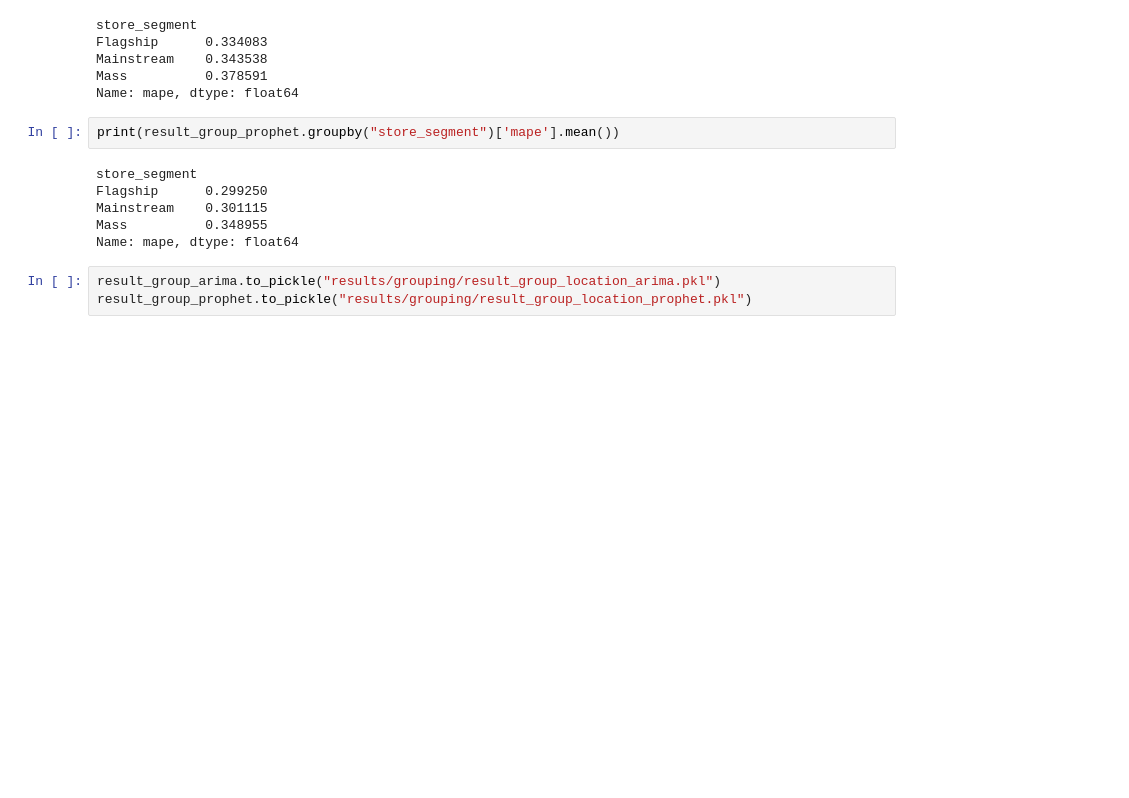
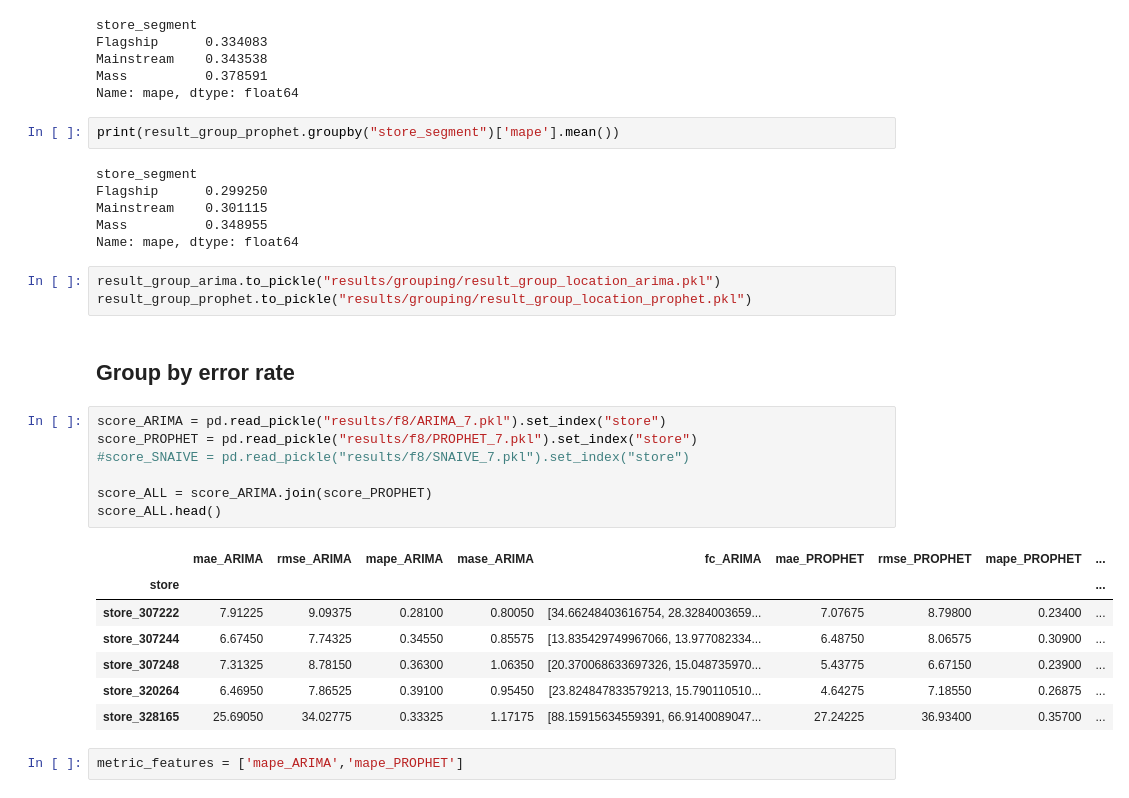
Before and after one commit to phucnh22/Sales_forecast, a Jupyter notebook: Forecast_8_Location.ipynb, the cells around one changed output. Cells and saved outputs as stored; diff of their text form; blank space fills up the shorter version.

```diff
--- a/Forecast_8_Location.ipynb
+++ b/Forecast_8_Location.ipynb
@@ -447,3 +445,22 @@ Name: mape, dtype: float64
 # %%
 result_group_arima.to_pickle("results/grouping/result_group_location_arima.pkl")
 result_group_prophet.to_pickle("results/grouping/result_group_location_prophet.pkl")
+# %% [markdown]
+## Group by error rate
+# %%
+score_ARIMA = pd.read_pickle("results/f8/ARIMA_7.pkl").set_index("store")
+score_PROPHET = pd.read_pickle("results/f8/PROPHET_7.pkl").set_index("store")
+#score_SNAIVE = pd.read_pickle("results/f8/SNAIVE_7.pkl").set_index("store")
+
+score_ALL = score_ARIMA.join(score_PROPHET)
+score_ALL.head()
+# %% [output]
+|  | mae_ARIMA | rmse_ARIMA | mape_ARIMA | mase_ARIMA | fc_ARIMA | mae_PROPHET | rmse_PROPHET | mape_PROPHET | ... |
+| store |  |  |  |  |  |  |  |  | ... |
+| store_307222 | 7.91225 | 9.09375 | 0.28100 | 0.80050 | [34.66248403616754, 28.3284003659... | 7.07675 | 8.79800 | 0.23400 | ... |
+| store_307244 | 6.67450 | 7.74325 | 0.34550 | 0.85575 | [13.835429749967066, 13.977082334... | 6.48750 | 8.06575 | 0.30900 | ... |
+| store_307248 | 7.31325 | 8.78150 | 0.36300 | 1.06350 | [20.370068633697326, 15.048735970... | 5.43775 | 6.67150 | 0.23900 | ... |
+| store_320264 | 6.46950 | 7.86525 | 0.39100 | 0.95450 | [23.824847833579213, 15.790110510... | 4.64275 | 7.18550 | 0.26875 | ... |
+| store_328165 | 25.69050 | 34.02775 | 0.33325 | 1.17175 | [88.15915634559391, 66.9140089047... | 27.24225 | 36.93400 | 0.35700 | ... |
+# %%
+metric_features = ['mape_ARIMA','mape_PROPHET']
```
Also changed, not shown: parts of 16 cells of this notebook, 1 other file.
